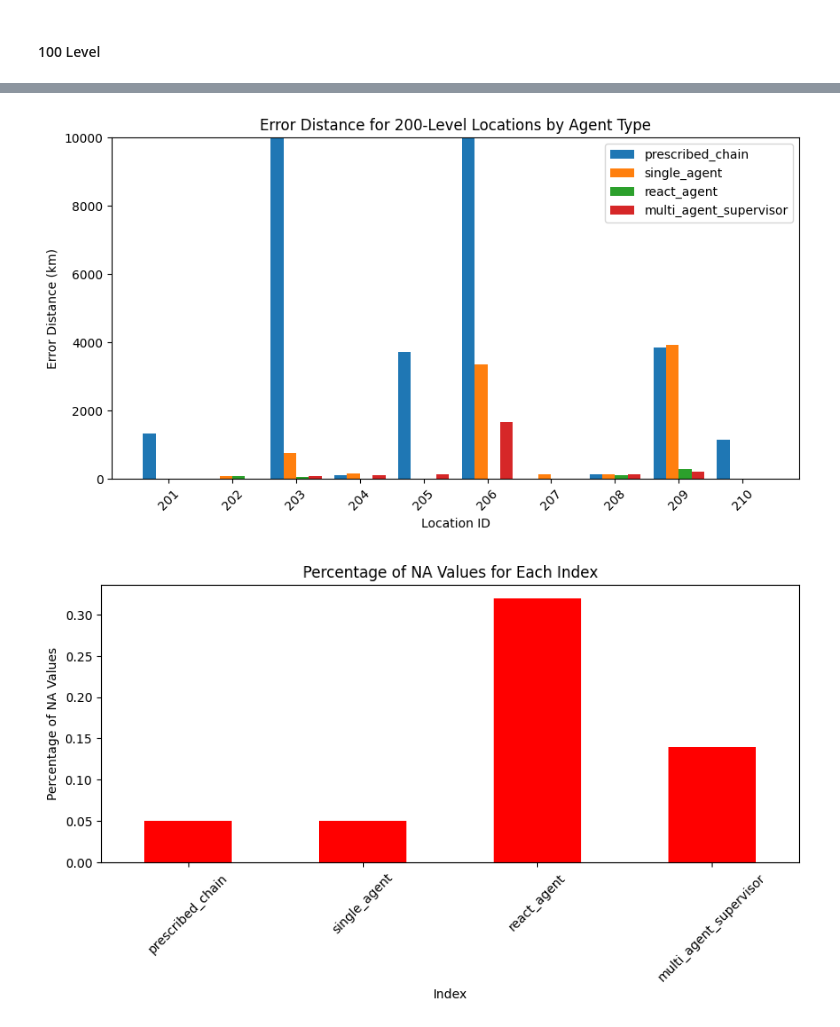
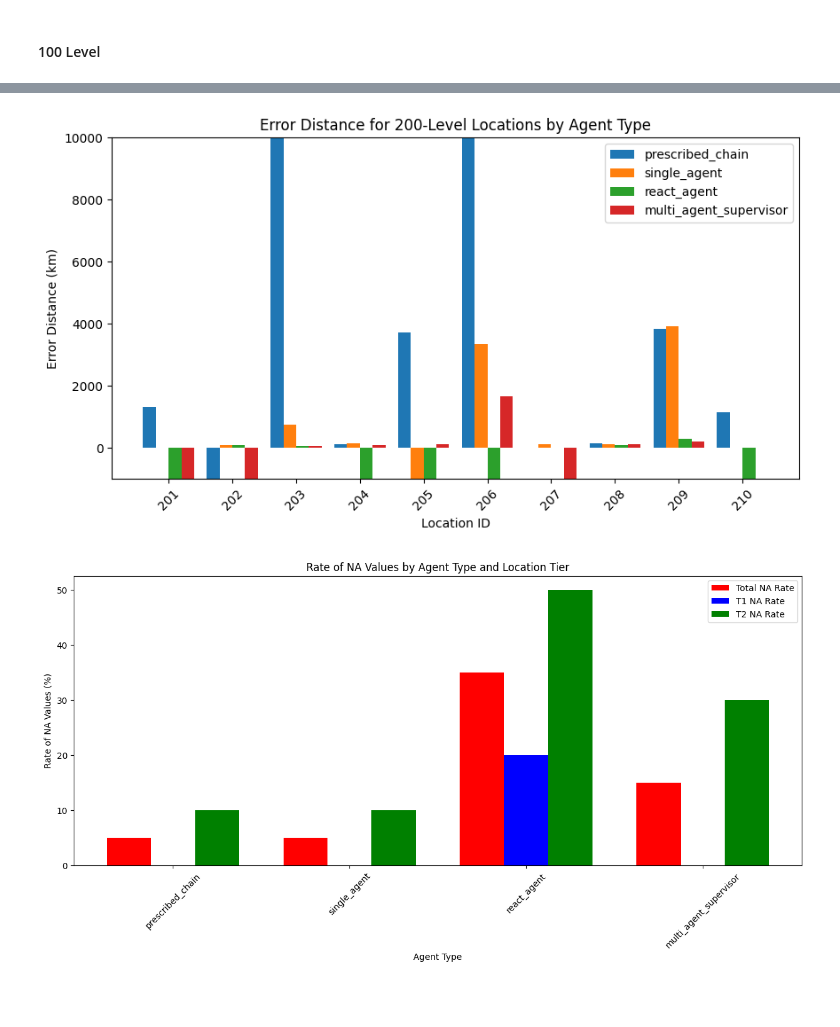
Before and after one commit to jcalz23/geo-guesser-agents, a Jupyter notebook: src/results.ipynb, the cells around one changed output, grey strips where cells are left out. Cells and saved outputs as stored; diff of their text form; code cells hidden in the pictures; blank space fills up the shorter version.

```diff
--- a/src/results.ipynb
+++ b/src/results.ipynb
@@ -93,34 +182,45 @@ plt.show()
 # %%
 # Plotting values for each index for specified columns with multi-bar chart
 plt.figure(figsize=(10, 5))
-columns_to_plot = ['201','202', '203', '204', '205', '206', '207', '208', '209', '210']
 index_labels = df.index
 bar_width = 0.2
-x = np.arange(len(columns_to_plot))
+x = np.arange(len(t2_cols))
 
 for i, index_label in enumerate(index_labels):
-    values = df.loc[index_label, columns_to_plot].fillna(-999)  # Replace NA values with -99
+    values = df.loc[index_label, t2_cols].fillna(-999)  # Replace NA values with -99
     plt.bar(x + i * bar_width, values, bar_width, label=index_label)
 
 plt.xlabel('Location ID')
 plt.ylabel('Error Distance (km)')
 plt.title('Error Distance for 200-Level Locations by Agent Type')
-plt.xticks(x + bar_width * (len(index_labels) - 1) / 2, columns_to_plot)
+plt.xticks(x + bar_width * (len(index_labels) - 1) / 2, t2_cols)
 plt.xticks(rotation=45)
-plt.ylim(0, 10000)
+plt.ylim(-1000, 10000)
 plt.legend()
 plt.show()
 # %% [output]
-[figure, old version]
+[figure, new version]
 # %%
 # Calculate the percentage of NA values for each index in the DataFrame and plot as a bar chart
-na_percentage = round(df.isna().mean(axis=1), 2)
-plt.figure(figsize=(10, 4))
-na_percentage.plot(kind='bar', color='red')
-plt.xlabel('Index')
-plt.ylabel('Percentage of NA Values')
-plt.title('Percentage of NA Values for Each Index')
-plt.xticks(rotation=45)
+# Splitting the NA count by total NA rate, NA rate for t1_cols and t2_cols
+
+na_percentage_total = round(df[t1_cols + t2_cols].isna().mean(axis=1) * 100, 2)
+na_percentage_t1 = round(df[t1_cols].isna().mean(axis=1) * 100, 2)
+na_percentage_t2 = round(df[t2_cols].isna().mean(axis=1) * 100, 2)
+
+plt.figure(figsize=(15, 6))
+x = np.arange(len(df.index))
+width = 0.25  # width of the bars
+
+plt.bar(x, na_percentage_total, color='red', width=width, label='Total NA Rate')
+plt.bar(x + width, na_percentage_t1, color='blue', width=width, label='T1 NA Rate')
+plt.bar(x + 2 * width, na_percentage_t2, color='green', width=width, label='T2 NA Rate')
+
+plt.xlabel('Agent Type')
+plt.ylabel('Rate of NA Values (%)')
+plt.title('Rate of NA Values by Agent Type and Location Tier')
+plt.xticks(x + width, df.index, rotation=45)
+plt.legend()
 plt.show()
 # %% [output]
-[figure, old version]
+[figure, new version]
```
Also changed, not shown: parts of 7 cells of this notebook, 3 other files.
